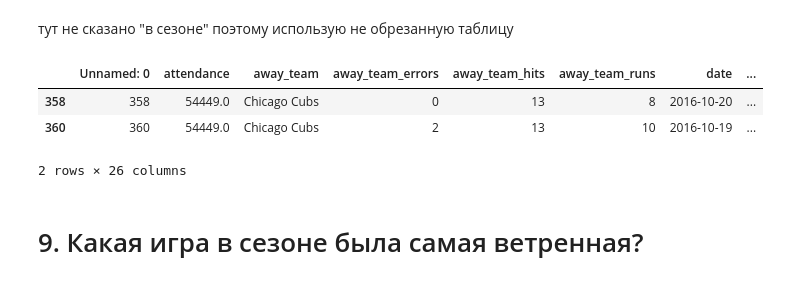
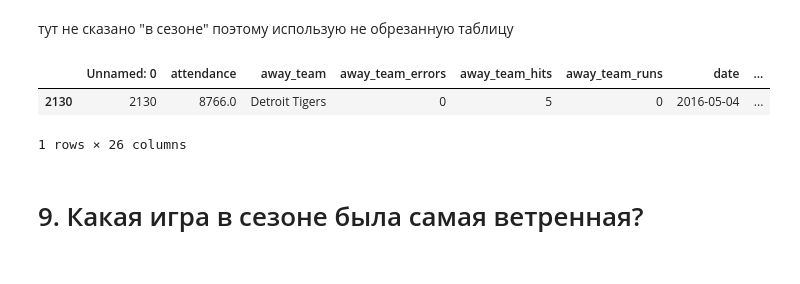
Before and after one commit to SergeyMikhalcov/It_Academy_DS_HW, a Jupyter notebook: Module1/module_1_homework.ipynb, the cells around one changed output. Drawn from its saved outputs; the diff is of its cells as text; code cells hidden in the pictures.

```diff
--- a/Module1/module_1_homework.ipynb
+++ b/Module1/module_1_homework.ipynb
@@ -179,12 +179,11 @@ last_day_games[last_day_games['start_time']==last_day_games['start_time'].max()]
 # %% [markdown]
 тут не сказано "в сезоне" поэтому использую не обрезанную таблицу
 # %%
-baseball_data[baseball_data['attendance']==baseball_data['attendance'].max()]
+baseball_data[baseball_data['attendance']==baseball_data['attendance'].min()]
 # %% [output]
 |  | Unnamed: 0 | attendance | away_team | away_team_errors | away_team_hits | away_team_runs | date | ... |
-| 358 | 358 | 54449.0 | Chicago Cubs | 0 | 13 | 8 | 2016-10-20 | ... |
-| 360 | 360 | 54449.0 | Chicago Cubs | 2 | 13 | 10 | 2016-10-19 | ... |
+| 2130 | 2130 | 8766.0 | Detroit Tigers | 0 | 5 | 0 | 2016-05-04 | ... |
-2 rows × 26 columns
+1 rows × 26 columns
 # %% [markdown]
 # 9. Какая игра в сезоне была самая ветренная?
 # %%
```
